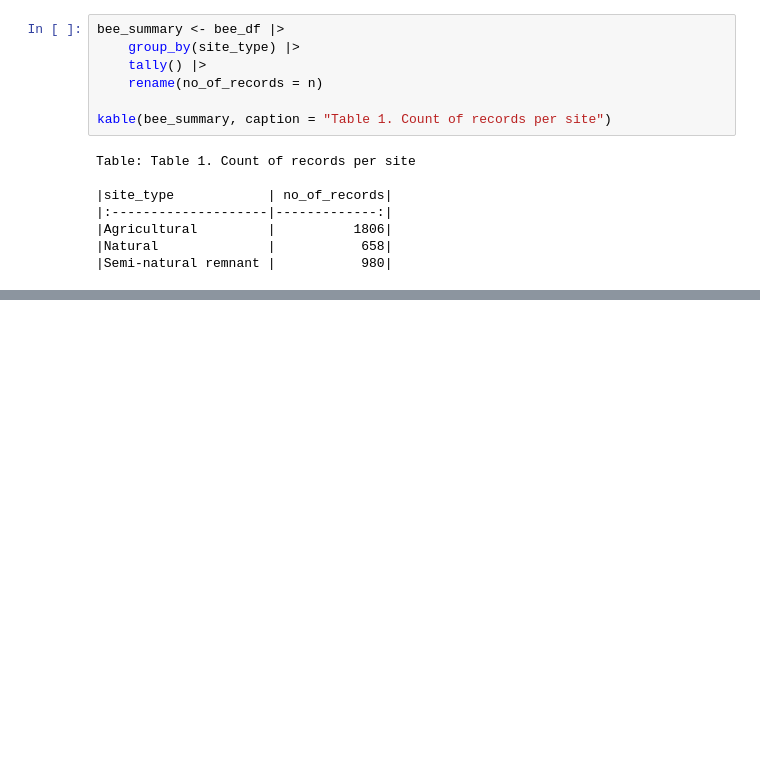
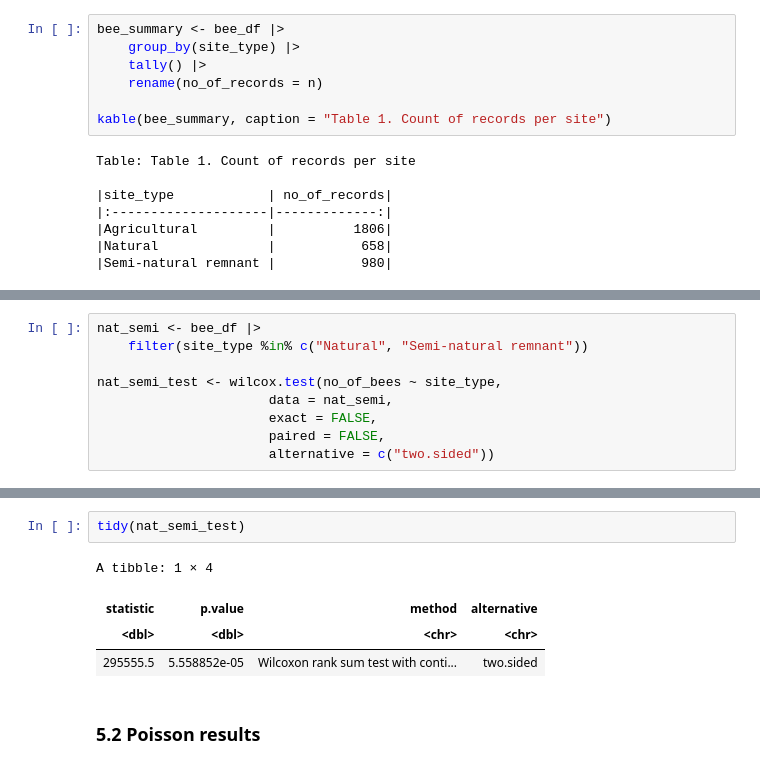
Before and after one commit to UBC-MDS/DSCI_522_Bee_Count_Comparison_Group_26, a Jupyter notebook: src/main_literal_code_analysis.ipynb, the cells around one changed output, grey strips where cells are left out. Drawn from its saved outputs; the diff is of its cells as text; blank space fills up the shorter version.

```diff
--- a/src/main_literal_code_analysis.ipynb
+++ b/src/main_literal_code_analysis.ipynb
@@ -101,0 +134,9 @@ Warning message:
+# %%
+nat_semi <- bee_df |>
+    filter(site_type %in% c("Natural", "Semi-natural remnant"))
+
+nat_semi_test <- wilcox.test(no_of_bees ~ site_type,
+                      data = nat_semi,
+                      exact = FALSE,
+                      paired = FALSE,
+                      alternative = c("two.sided"))
@@ -115,3 +188,12 @@ pois_lr_natural <- glm(no_of_bees ~ relevel(site_type, ref = "Natural"),
+# %%
+tidy(nat_semi_test)
+# %% [output]
+A tibble: 1 × 4
+| statistic | p.value | method | alternative |
+| <dbl> | <dbl> | <chr> | <chr> |
+| 295555.5 | 5.558852e-05 | Wilcoxon rank sum test with conti... | two.sided |
+# %% [markdown]
+### 5.2 Poisson results
 # %%
 agri_table <- tidy(pois_lr_agri)
 nat_table <- tidy(pois_lr_natural)
```
Also changed, not shown: parts of 20 cells of this notebook.
